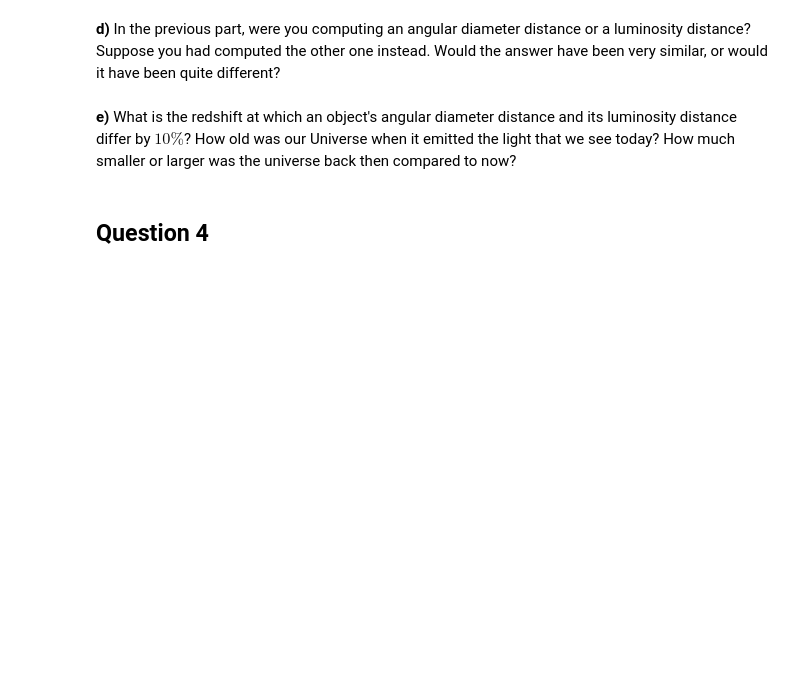
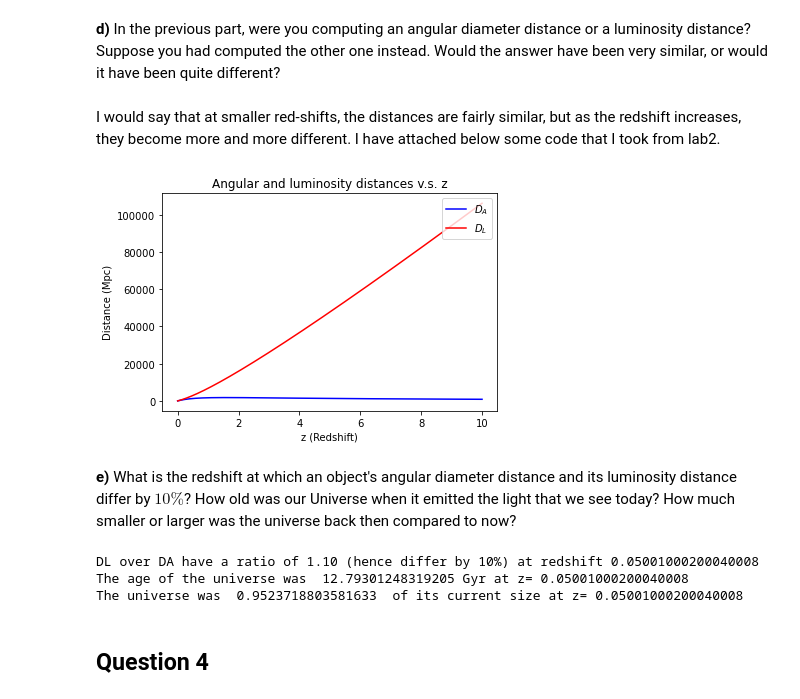
Before and after one commit to JuanDuranMcgill/PHYS321CodingLabs, a Jupyter notebook: Midterm2021/Midterm2021/Midterm2021.ipynb, the cells around one changed output. Cells and saved outputs as stored; diff of their text form; code cells hidden in the pictures; blank space fills up the shorter version.

```diff
--- a/Midterm2021/Midterm2021/Midterm2021.ipynb
+++ b/Midterm2021/Midterm2021/Midterm2021.ipynb
@@ -63,2 +111,29 @@ __d)__ In the previous part, were you computing an angular diameter distance or
+# %% [markdown]
+I would say that at smaller red-shifts, the distances are fairly similar, but as the redshift increases, they become more and more different. I have attached below some code that I took from lab2.
+# %%
+## Your answer here
+import numpy as np
+import matplotlib.pyplot as plt
+from astropy.cosmology import Planck15
+from astropy.cosmology import FLRW as cosmo
+
+z = np.linspace(0,10,5000)
+DA = cosmo.angular_diameter_distance(Planck15,z)
+DL = cosmo.luminosity_distance(Planck15,z)
+
+plt.plot(z, DA,'b', label=r'$D_A$')
+plt.plot(z, DL,'r', label=r'$D_L$')
+
+plt.title(r"Angular and luminosity distances v.s. z")
+
+plt.xlabel("z (Redshift)")
+
+plt.ylabel("Distance (Mpc)")
+
+plt.legend(loc='upper right')
+
+plt.show()
+# %% [output]
+[figure, added]
 # %% [markdown]
 __e)__ What is the redshift at which an object's angular diameter distance and its luminosity distance differ by $10\%$? How old was our Universe when it emitted the light that we see today? How much smaller or larger was the universe back then compared to now?
@@ -67,3 +140,48 @@ __e)__ What is the redshift at which an object's angular diameter distance and i
+# %%
+## Your answer here
+
+#Intuition: taking the ratio of DL/DA. when this ratio equals 1.10, that means they differ by 10%.
+#I will extract the redshift at that point.
+newDL=[]
+newDA=[]
+
+for x in DL:
+    newDL.append(x.value)
+
+for x in DA:
+    newDA.append(x.value)
+
+newDL[0]=0.00001
+newDA[0]=0.00001
+
+newDL=np.array(newDL)
+newDA=np.array(newDA)
+
+ratio=newDL/newDA
+
+i=0
+for x in ratio:
+    if x>1.10:
+        print("DL over DA have a ratio of 1.10 (hence differ by 10%) at redshift", z[i])
+        break
+    i+=1
+
+
+
+#I took this piece of code from lab 2
+import astropy.units as u
+from astropy.cosmology import FlatLambdaCDM
+cosmo = FlatLambdaCDM(H0=70*u.km/u.s/u.Mpc, Om0=0.3)
+
+
+print("The age of the universe was ",cosmo.age(z[i]),"at z=",z[i])
+
+#I also took this equation from lab 2
+print("The universe was ",1/(1+z[i])," of its current size at z=",z[i] )
+# %% [output]
+DL over DA have a ratio of 1.10 (hence differ by 10%) at redshift 0.05001000200040008
+The age of the universe was  12.79301248319205 Gyr at z= 0.05001000200040008
+The universe was  0.9523718803581633  of its current size at z= 0.05001000200040008
 # %% [markdown]
 ## Question 4
 # %% [markdown]
```
Also changed, not shown: parts of 35 cells of this notebook, 1 other file.
